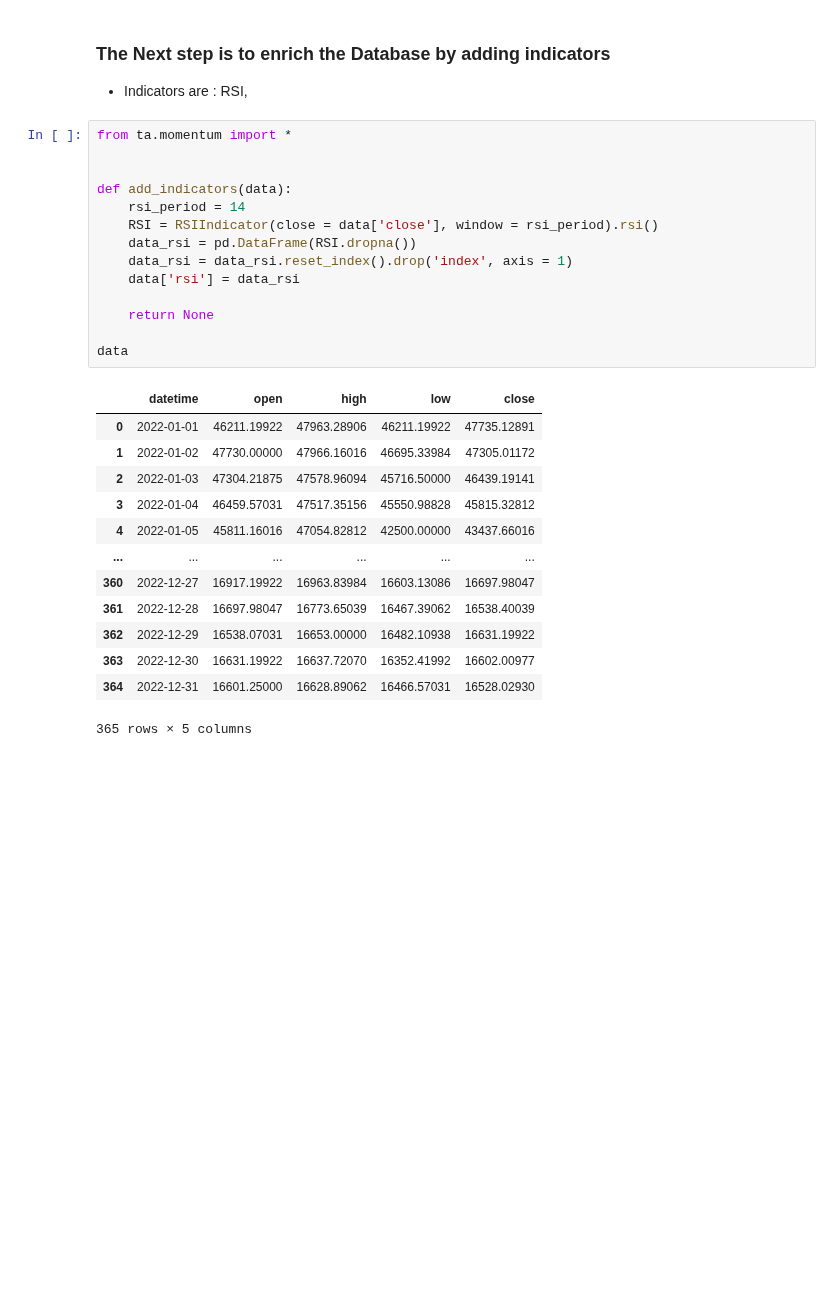
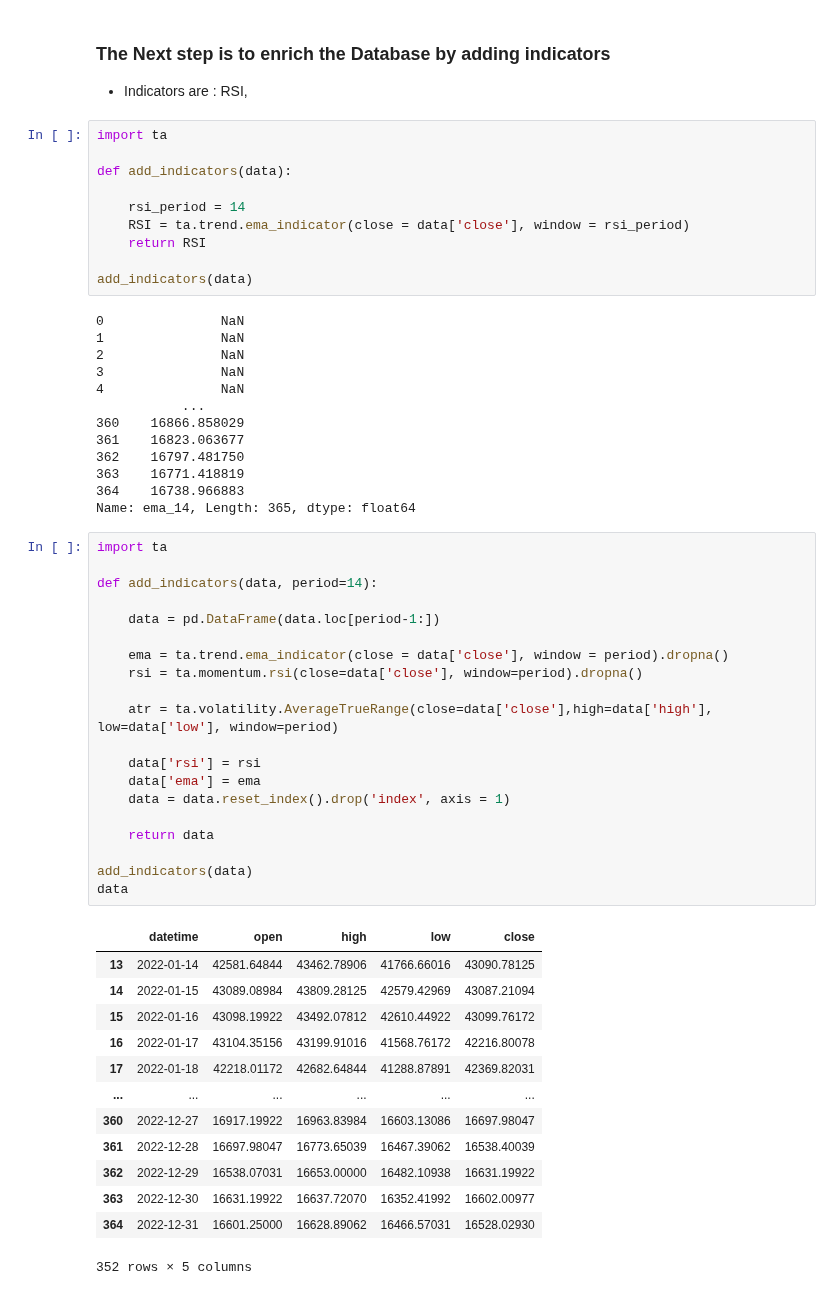
Before and after one commit to MohamedKeteb/Crypto_project, a Jupyter notebook: Bitcoin_pred.ipynb, the cells around one changed output. Saved outputs shown, nothing was run; the diff lists cells and outputs as text; blank space fills up the shorter version.

Commit message:
function to add indicators

```diff
--- a/Bitcoin_pred.ipynb
+++ b/Bitcoin_pred.ipynb
@@ -70,30 +70,59 @@ finance_visualize(data, symbol, interval)
 ### The Next step is to enrich the Database by adding indicators
 - Indicators are : RSI,
 # %%
-from ta.momentum import *
-
+import ta
 
 def add_indicators(data):
+
     rsi_period = 14
-    RSI = RSIIndicator(close = data['close'], window = rsi_period).rsi()
-    data_rsi = pd.DataFrame(RSI.dropna())
-    data_rsi = data_rsi.reset_index().drop('index', axis = 1)
-    data['rsi'] = data_rsi
+    RSI = ta.trend.ema_indicator(close = data['close'], window = rsi_period)
+    return RSI
 
-    return None
-
-data
+add_indicators(data)
 # %% [output]
-|  | datetime | open | high | low | close |
-| 0 | 2022-01-01 | 46211.19922 | 47963.28906 | 46211.19922 | 47735.12891 |
-| 1 | 2022-01-02 | 47730.00000 | 47966.16016 | 46695.33984 | 47305.01172 |
-| 2 | 2022-01-03 | 47304.21875 | 47578.96094 | 45716.50000 | 46439.19141 |
-| 3 | 2022-01-04 | 46459.57031 | 47517.35156 | 45550.98828 | 45815.32812 |
-| 4 | 2022-01-05 | 45811.16016 | 47054.82812 | 42500.00000 | 43437.66016 |
-| ... | ... | ... | ... | ... | ... |
-| 360 | 2022-12-27 | 16917.19922 | 16963.83984 | 16603.13086 | 16697.98047 |
-| 361 | 2022-12-28 | 16697.98047 | 16773.65039 | 16467.39062 | 16538.40039 |
-| 362 | 2022-12-29 | 16538.07031 | 16653.00000 | 16482.10938 | 16631.19922 |
-| 363 | 2022-12-30 | 16631.19922 | 16637.72070 | 16352.41992 | 16602.00977 |
-| 364 | 2022-12-31 | 16601.25000 | 16628.89062 | 16466.57031 | 16528.02930 |
-365 rows × 5 columns
+0               NaN
+1               NaN
+2               NaN
+3               NaN
+4               NaN
+           ...
+360    16866.858029
+361    16823.063677
+362    16797.481750
+363    16771.418819
+364    16738.966883
+Name: ema_14, Length: 365, dtype: float64
+# %%
+import ta
+
+def add_indicators(data, period=14):
+
+    data = pd.DataFrame(data.loc[period-1:])
+
+    ema = ta.trend.ema_indicator(close = data['close'], window = period).dropna()
+    rsi = ta.momentum.rsi(close=data['close'], window=period).dropna()
+
+    atr = ta.volatility.AverageTrueRange(close=data['close'],high=data['high'], low=data['low'], window=period)
+
+    data['rsi'] = rsi
+    data['ema'] = ema
+    data = data.reset_index().drop('index', axis = 1)
+
+    return data
+
+add_indicators(data)
+data
+# %% [output]
+|  | datetime | open | high | low | close |
+| 13 | 2022-01-14 | 42581.64844 | 43462.78906 | 41766.66016 | 43090.78125 |
+| 14 | 2022-01-15 | 43089.08984 | 43809.28125 | 42579.42969 | 43087.21094 |
+| 15 | 2022-01-16 | 43098.19922 | 43492.07812 | 42610.44922 | 43099.76172 |
+| 16 | 2022-01-17 | 43104.35156 | 43199.91016 | 41568.76172 | 42216.80078 |
+| 17 | 2022-01-18 | 42218.01172 | 42682.64844 | 41288.87891 | 42369.82031 |
+| ... | ... | ... | ... | ... | ... |
+| 360 | 2022-12-27 | 16917.19922 | 16963.83984 | 16603.13086 | 16697.98047 |
+| 361 | 2022-12-28 | 16697.98047 | 16773.65039 | 16467.39062 | 16538.40039 |
+| 362 | 2022-12-29 | 16538.07031 | 16653.00000 | 16482.10938 | 16631.19922 |
+| 363 | 2022-12-30 | 16631.19922 | 16637.72070 | 16352.41992 | 16602.00977 |
+| 364 | 2022-12-31 | 16601.25000 | 16628.89062 | 16466.57031 | 16528.02930 |
+352 rows × 5 columns
```
